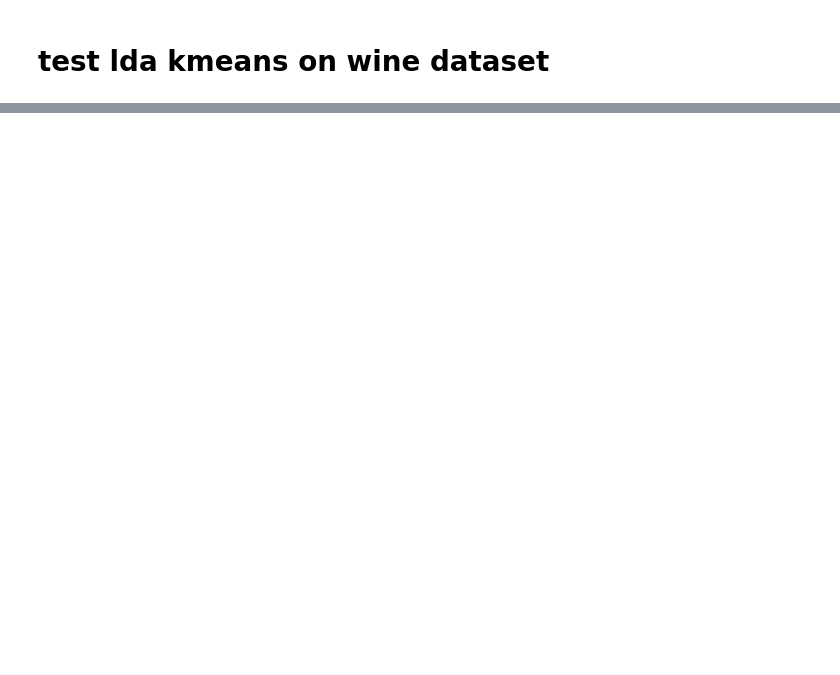
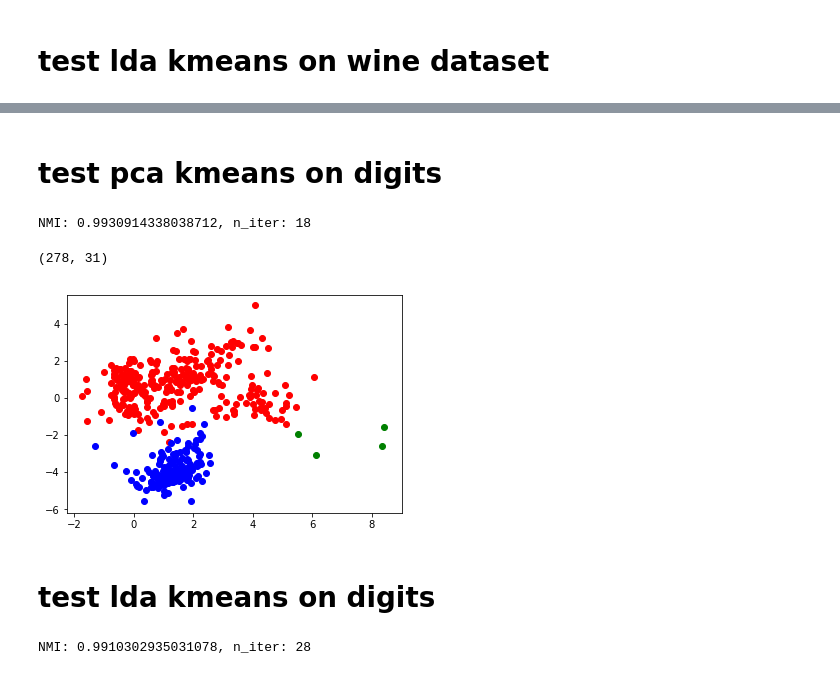
Before and after one commit to tvannoy/SubKMeans-randomized-SVD, a Jupyter notebook: lda_pca_test.ipynb, the cells around one changed output, grey strips where cells are left out. Drawn from its saved outputs; the diff is of its cells as text; code cells hidden in the pictures; blank space fills up the shorter version.

Commit message:
tested on digits dataset

```diff
--- a/lda_pca_test.ipynb
+++ b/lda_pca_test.ipynb
@@ -55,0 +53,32 @@ plt.scatter(c3[:,0], c3[:,1], color='green')
+# %% [markdown]
+# test pca kmeans on digits
+# %%
+digits = datasets.load_digits()
+X = preprocessing.scale(digits.data)
+# %%
+pcakmeans = PcaKmeans(10, X)
+pcakmeans.run()
+# %% [output]
+NMI: 0.9930914338038712, n_iter: 18
+# %%
+cluster1 = np.vstack(pcakmeans.assignments[0])
+cluster2 = np.vstack(pcakmeans.assignments[1])
+cluster3 = np.vstack(pcakmeans.assignments[2])
+c1 = (cluster1 @ pcakmeans.transform.T)
+c2 = (cluster2 @ pcakmeans.transform.T)
+c3 = (cluster3 @ pcakmeans.transform.T)
+
+plt.scatter(c1[:,0], c1[:,1], color='red')
+plt.scatter(c2[:,0], c2[:,1], color='blue')
+plt.scatter(c3[:,0], c3[:,1], color='green')
+c1.shape
+# %% [output]
+(278, 31)
+[figure, added]
+# %% [markdown]
+# test lda kmeans on digits
+# %%
+ldakmeans = LdaKmeans(10, X)
+ldakmeans.run()
+# %% [output]
+NMI: 0.9910302935031078, n_iter: 28
```
Also changed, not shown: parts of 6 cells of this notebook.
